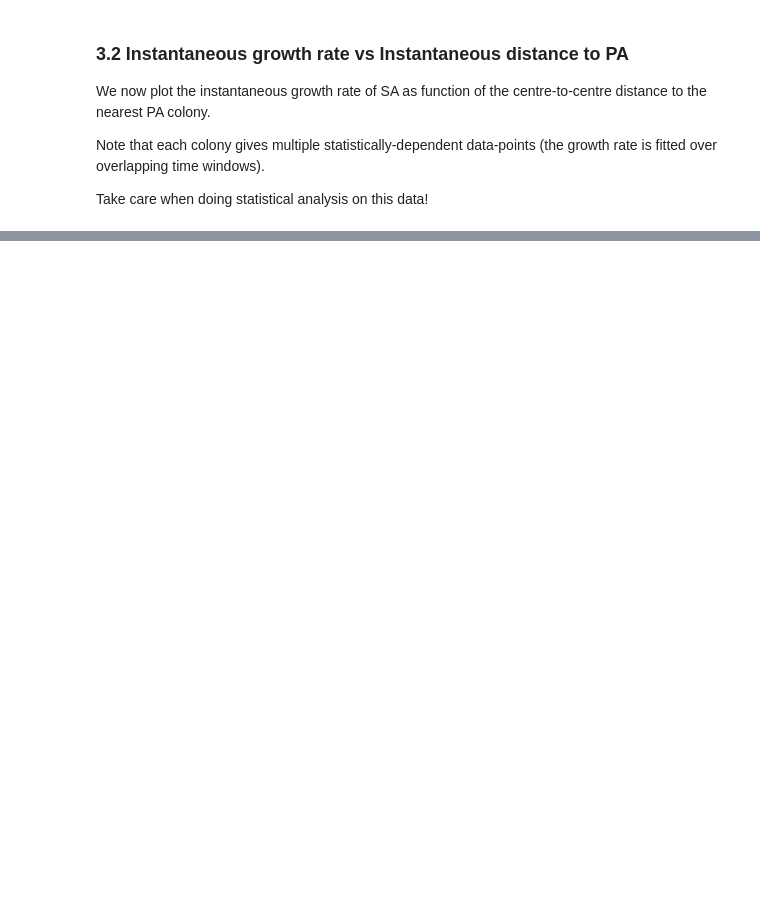
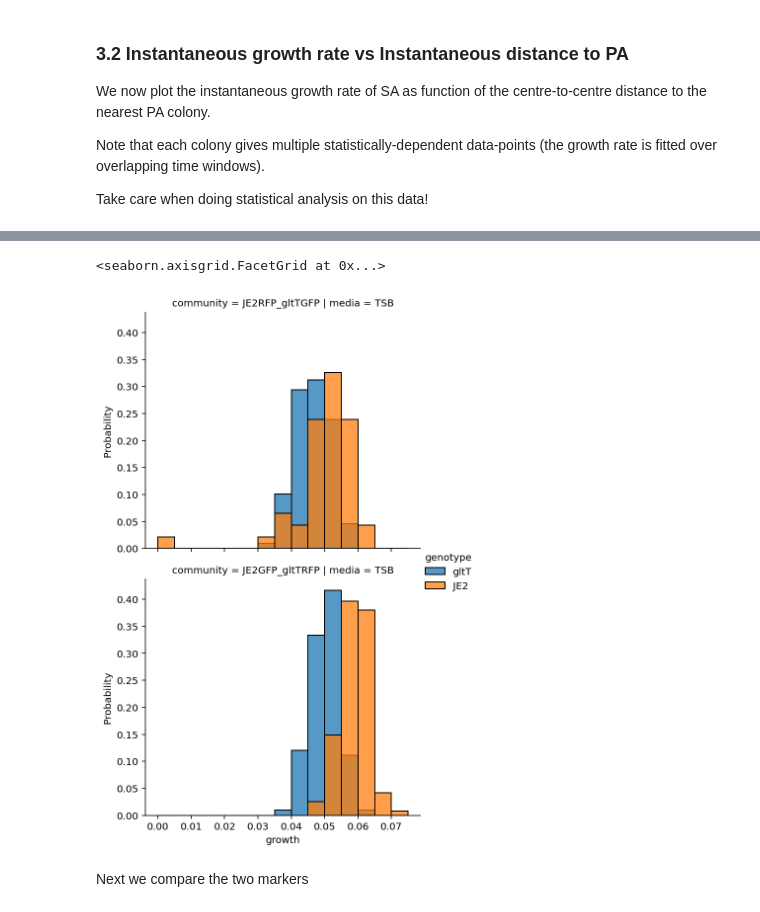
Before and after one commit to simonvanvliet/PA-SA_Agarpads, a Jupyter notebook: 2_plot_colony_growth.ipynb, the cells around one changed output, grey strips where cells are left out. Cells and saved outputs as stored; diff of their text form; code cells hidden in the pictures; blank space fills up the shorter version.

```diff
--- a/2_plot_colony_growth.ipynb
+++ b/2_plot_colony_growth.ipynb
@@ -183,22 +230,41 @@ def summary_stats(x, period=10):
     growth = np.log(end_area/start_area) / period
 
     d = {}
+    #store growth rate
+    d['area_start'] = start_area
+    d['area_end'] = end_area
+    d['growth'] = growth
+
+    #for centroid take average over period
     d['centroid-0_av'] = x['centroid-0'].mean()
     d['centroid-1_av'] = x['centroid-1'].mean()
+
+    #for distance measures try min, average, and start
     d['dist_PA_centroid_av'] = x['min_dist_PA_centroid'].mean()
     d['dist_PA_centroid_min'] = x['min_dist_PA_centroid'].min()
     d['dist_PA_centroid_start'] = x['min_dist_PA_centroid'].iloc[0]
+
+    if 'min_dist_PA_edge2edge' in x.columns:
+        d['dist_PA_edge2edge_av'] = x['min_dist_PA_edge2edge'].mean()
+        d['dist_PA_edge2edge_min'] = x['min_dist_PA_edge2edge'].min()
+        d['dist_PA_edge2edge_start'] = x['min_dist_PA_edge2edge'].iloc[0]
+
+    #for metadata take first value
     d['strain'] = x['strain'].iloc[0]
     d['condition'] = x['condition'].iloc[0]
     d['colony_id'] = x['colony_id'].iloc[0]
     d['unique_id'] = x['unique_id'].iloc[0]
-    d['area_start'] = start_area
-    d['area_end'] = end_area
-    d['growth'] = growth
-
+    d['genotype'] = x['genotype'].iloc[0]
+    d['marker'] = x['marker'].iloc[0]
+    d['community'] = x['community'].iloc[0]
+    d['media'] = x['media'].iloc[0]
     d['period' ] = period
 
-    index = ['period','centroid-0_av', 'centroid-1_av', 'dist_PA_centroid_av', 'dist_PA_centroid_min', 'dist_PA_centroid_start', 'strain', 'condition', 'colony_id', 'unique_id', 'area_start', 'area_end', 'growth']
+    index = ['period','centroid-0_av', 'centroid-1_av',
+             'dist_PA_centroid_av', 'dist_PA_centroid_min', 'dist_PA_centroid_start',
+             'dist_PA_edge2edge_av', 'dist_PA_edge2edge_min', 'dist_PA_edge2edge_start',
+             'area_start', 'area_end', 'growth',
+             'strain', 'condition', 'colony_id', 'unique_id','media','community','genotype','marker']
 
     return pd.Series(d, index=index)
 
@@ -207,0 +280,9 @@ df_summary = pd.concat(dfList, axis=0, ignore_index=True)
+# %%
+bins = np.arange(0,0.08,0.005)
+g = sns.FacetGrid(data=df_summary, col='media',row='community',hue='genotype',aspect=1.2,height=4)
+g.map_dataframe(sns.histplot, x='growth',common_norm=False, stat="probability", bins=bins).add_legend()
+# %% [output]
+<seaborn.axisgrid.FacetGrid at 0x...>
+[figure, added]
+# %% [markdown]
+Next we compare the two markers
```
Also changed, not shown: parts of 16 cells of this notebook, 3 other files.
